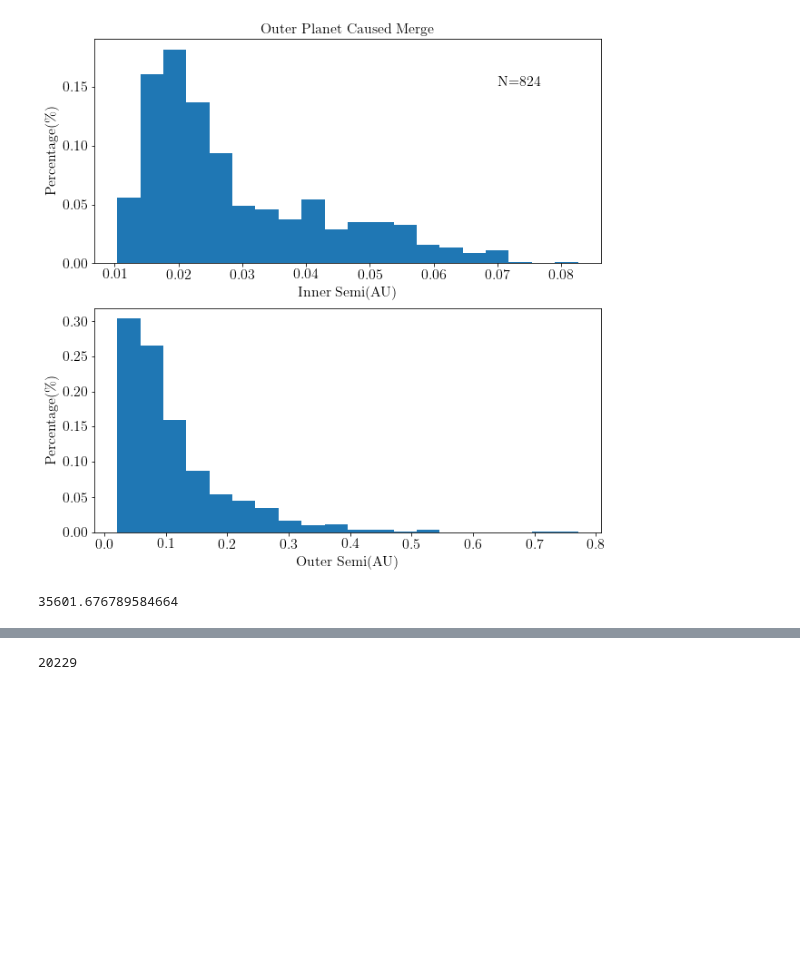
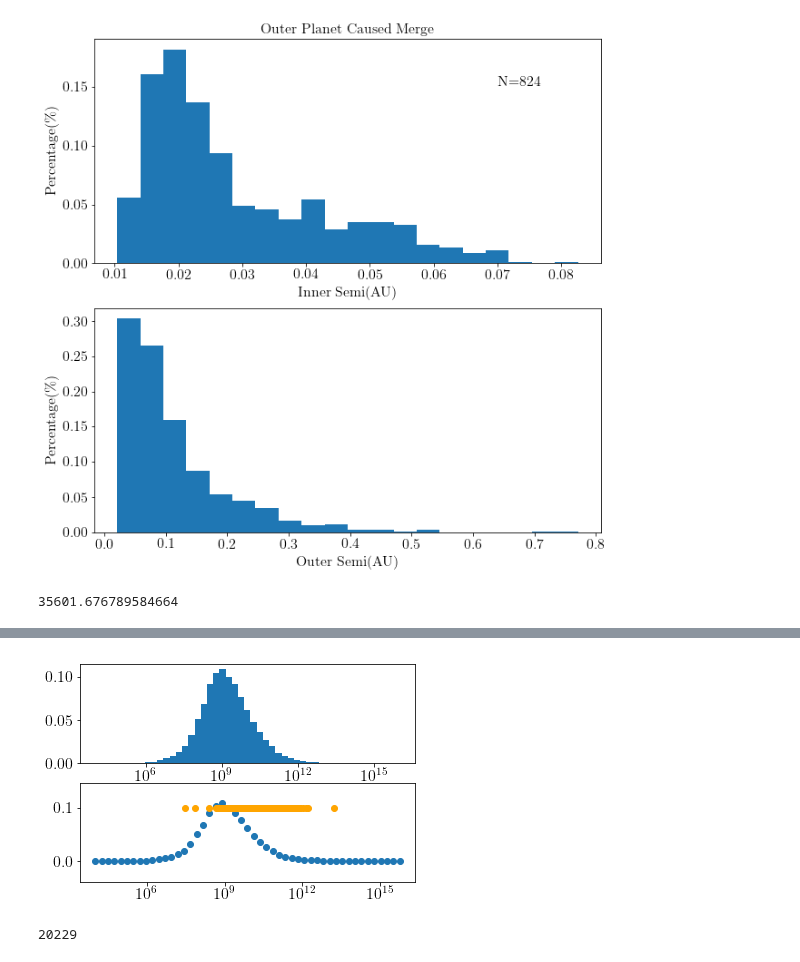
Before and after one commit to dm1681/Merging_Perts, a Jupyter notebook: Research/Merging_Perts/fig_gen.ipynb, the cells around one changed output, grey strips where cells are left out. Drawn from its saved outputs; the diff is of its cells as text; code cells hidden in the pictures; blank space fills up the shorter version.

```diff
--- a/Research/Merging_Perts/fig_gen.ipynb
+++ b/Research/Merging_Perts/fig_gen.ipynb
@@ -663,3 +647,20 @@ Making Eccentricty Plot
+# %%
+fig,ax = plt.subplots(2,1)
+
+x_bins = np.logspace(4,16,50)
+hist_data = ax[0].hist(strength_data, x_bins, weights=np.zeros_like(strength_data)+1./strength_data.size)
+ax[0].set_xscale('log')
+orb_merge_eq_nomerge_data[:,-3].astype(np.float64)
+
+dummy_points = np.zeros(len(orb_merge_eq_nomerge_data[:,-3])) + 0.1
+
+bins = hist_data[1][:-1]
+counts = hist_data[0]
+ax[1].scatter(bins,counts)
+ax[1].scatter(orb_merge_eq_nomerge_data[:,-3].astype(np.float64),dummy_points, color='orange')
+ax[1].set_xscale('log')
+# %% [output]
+[figure, added]
 # %%
 upper_bound = 0.5e9
 upper_bound = 1e10
```
Also changed, not shown: parts of 6 cells of this notebook.
